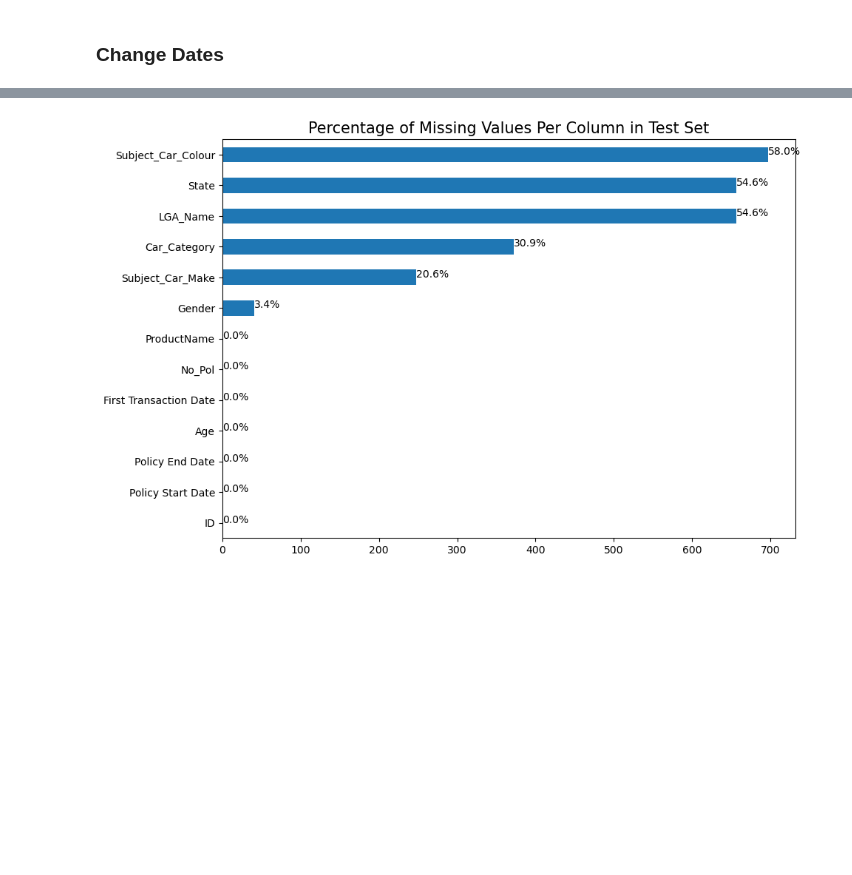
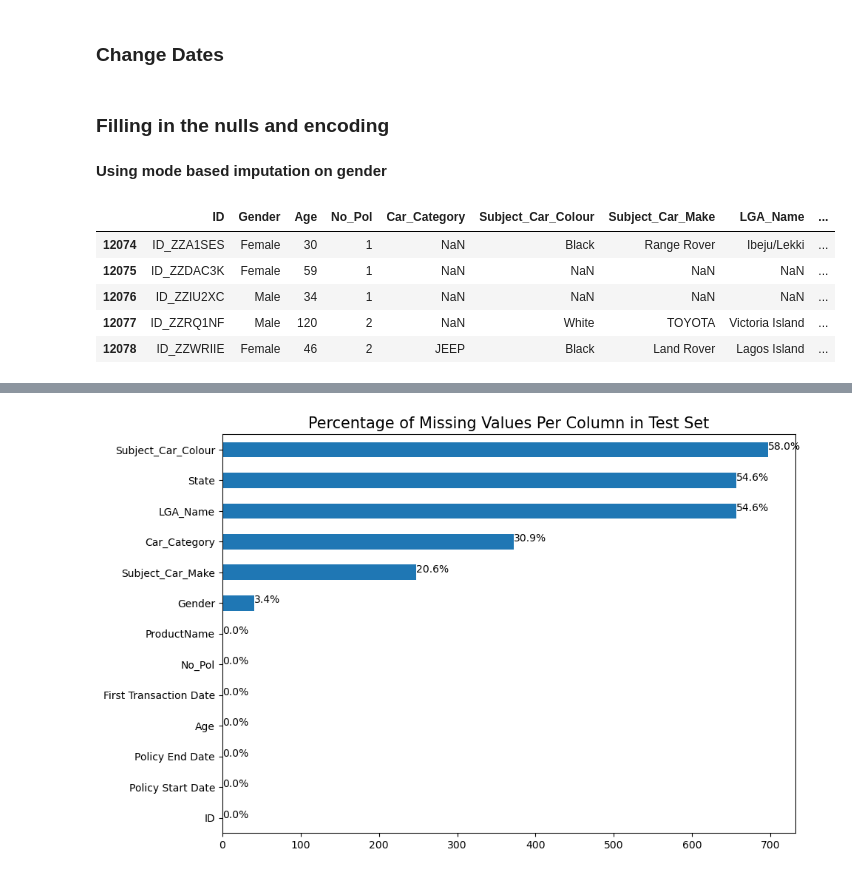
Before and after one commit to The-DigitalAcademy/claim_vision, a Jupyter notebook: analysis.ipynb, the cells around one changed output, grey strips where cells are left out. Drawn from its saved outputs; the diff is of its cells as text; code cells hidden in the pictures; blank space fills up the shorter version.

```diff
--- a/analysis.ipynb
+++ b/analysis.ipynb
@@ -214,7 +219,26 @@ train["Policy End Date"] = pd.to_datetime(train["Policy End Date"])
 train["Policy End Year"] = train["Policy End Date"].dt.year
 train["Policy End Month"] = train["Policy End Date"].dt.month
 train["Policy End Day"] = train["Policy End Date"].dt.day
-# %%
-train["First Transaction Date"] = pd.to_datetime
+# %%
+train["First Transaction Date"] = pd.to_datetime(train["First Transaction Date"])
+train["First Transaction Year"] = train["First Transaction Date"].dt.year
+train["First Transaction Month"] = train["First Transaction Date"].dt.year
+train["First Transaction Day"] = train["First Transaction Date"].dt.year
 # %%
-train = train.drop(["Policy Start Date", "Policy End Date"], axis=1)
+train = train.drop(["Policy Start Date", "Policy End Date", "First Transaction Date"], axis=1)
+# %%
+target = "target"
+train = train [[col for col in train.columns if col != target] + [target]]
+# %% [markdown]
+### Filling in the nulls and encoding
+# %% [markdown]
+**Using mode based imputation on gender**
+# %%
+train.tail()
+# %% [output]
+|  | ID | Gender | Age | No_Pol | Car_Category | Subject_Car_Colour | Subject_Car_Make | LGA_Name | ... |
+| 12074 | ID_ZZA1SES | Female | 30 | 1 | NaN | Black | Range Rover | Ibeju/Lekki | ... |
+| 12075 | ID_ZZDAC3K | Female | 59 | 1 | NaN | NaN | NaN | NaN | ... |
+| 12076 | ID_ZZIU2XC | Male | 34 | 1 | NaN | NaN | NaN | NaN | ... |
+| 12077 | ID_ZZRQ1NF | Male | 120 | 2 | NaN | White | TOYOTA | Victoria Island | ... |
+| 12078 | ID_ZZWRIIE | Female | 46 | 2 | JEEP | Black | Land Rover | Lagos Island | ... |
```
Also changed, not shown: parts of 11 cells of this notebook.
